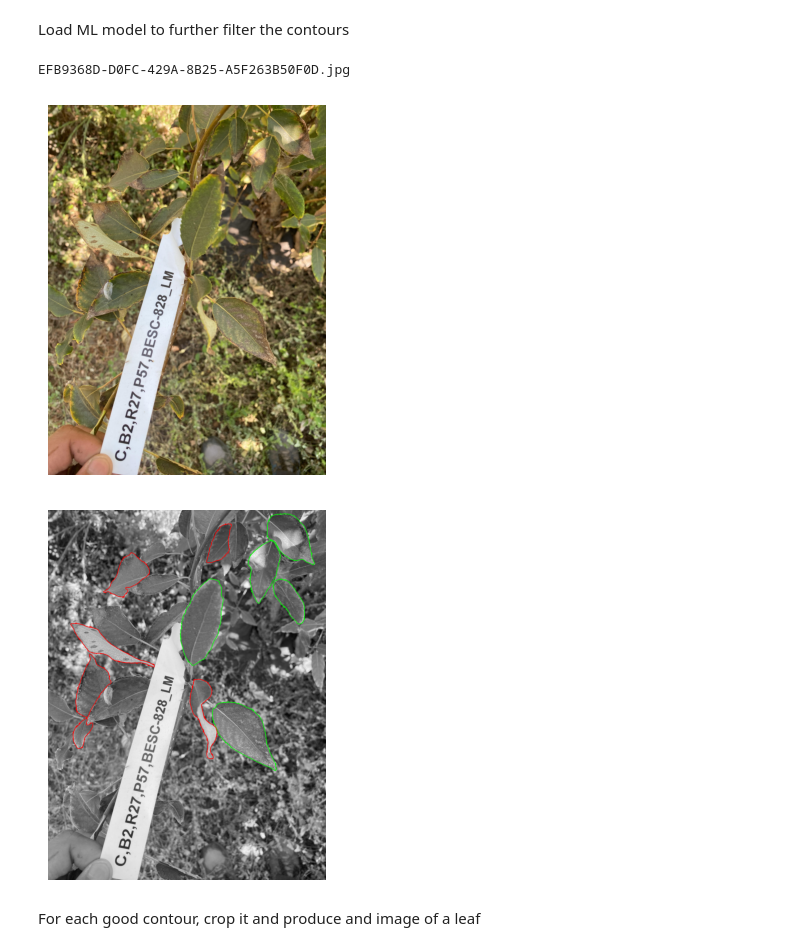
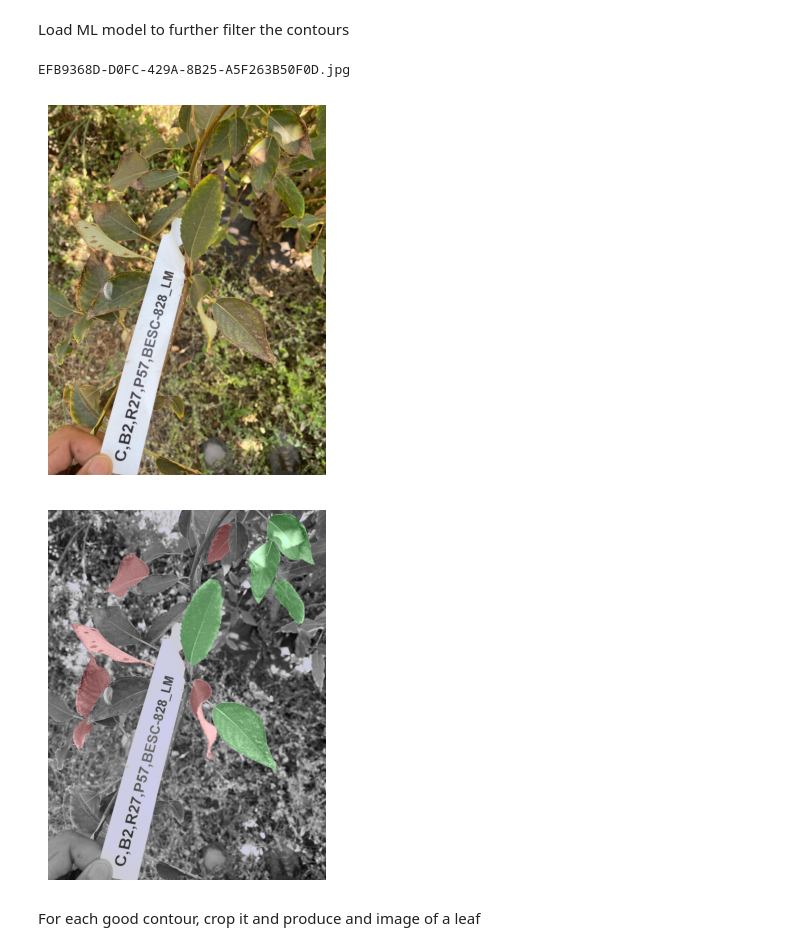
Before and after one commit to vivaansinghvi07/smoky-mountain-data-comp, a Jupyter notebook: step2/main.ipynb, the cells around one changed output. Drawn from its saved outputs; the diff is of its cells as text; code cells hidden in the pictures.

Commit message:
better display?

```diff
--- a/step2/main.ipynb
+++ b/step2/main.ipynb
@@ -464,37 +464,44 @@ def get_real_leaves(img: cv2.Image, filename: str, model:
         # kinda cache that image into the folder
         cv2.imwrite(f"{SAM_SEG_PATH}/{filename}", mask_image)
 
     # get prediction of leaf or not
     contours = load_contours(img, mask_image)
     if not contours: return [], []
     feature_list = [*map(lambda cnt: get_features_mask(cnt, img), contours)]
     scaled_features = scaler.transform(pd.DataFrame(feature_list))
     probabilities = model.predict_proba(scaled_features)
 
     # filter predictions
     good_leaves, bad_leaves = [], []
     for contour, (_, prob_leaf) in zip(contours, probabilities):
         if prob_leaf > PREDICTION_THRESH:
             good_leaves.append((contour, prob_leaf))  # is going to be sorted as well
         else:
             bad_leaves.append(contour)
 
     # sort good leaves on accuracy
     good_leaves = [i[0] for i in sorted(good_leaves, reverse=True, key=lambda x: x[1])]
 
     return good_leaves, bad_leaves
 
+# get the masks
 model, scaler = load_leaf_models()
 filename = 'EFB9368D-D0FC-429A-8B25-A5F263B50F0D.jpg'
 img = get_image(filename)
 good_leaves, bad_leaves = get_real_leaves(img, filename, model, scaler)
-drawn_contours = draw_contours(good_leaves, cv2.cvtColor(grayscale(img), cv2.COLOR_GRAY2BGR), mode="green")
-drawn_contours = draw_contours(bad_leaves, drawn_contours, mode="red")
-imshow(drawn_contours)
+
+# display the masks fancily
+bad_mask = cv2.drawContours(np.zeros(img.shape[:2], dtype=np.uint8), bad_leaves, -1, 50, cv2.FILLED)
+good_mask = cv2.drawContours(np.zeros(img.shape[:2], dtype=np.uint8), good_leaves, -1, 50, cv2.FILLED)
+img_gray = cv2.cvtColor(grayscale(img), cv2.COLOR_GRAY2BGR)
+
+# show merged image
+b, g, r = cv2.split(img_gray)
+imshow(cv2.merge([b, g.clip(0, 205) + good_mask, r.clip(0, 205) + bad_mask]))
 # %% [output]
 EFB9368D-D0FC-429A-8B25-A5F263B50F0D.jpg
 [figure]
-[figure, old version]
+[figure, new version]
 # %% [markdown]
 For each good contour, crop it and produce and image of a leaf
 # %%
```
Also changed, not shown: parts of 1 cell of this notebook, 3 other files.
